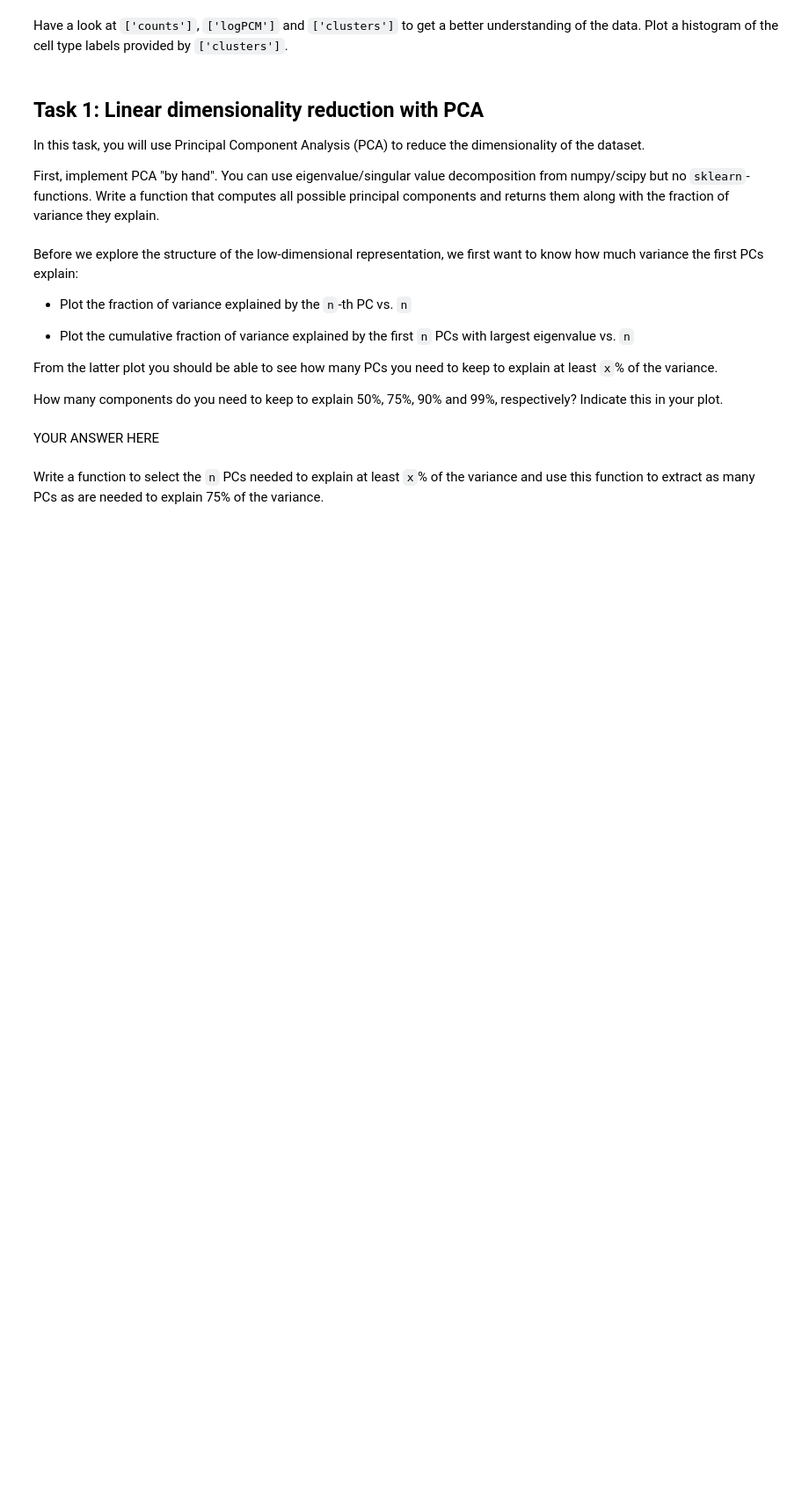
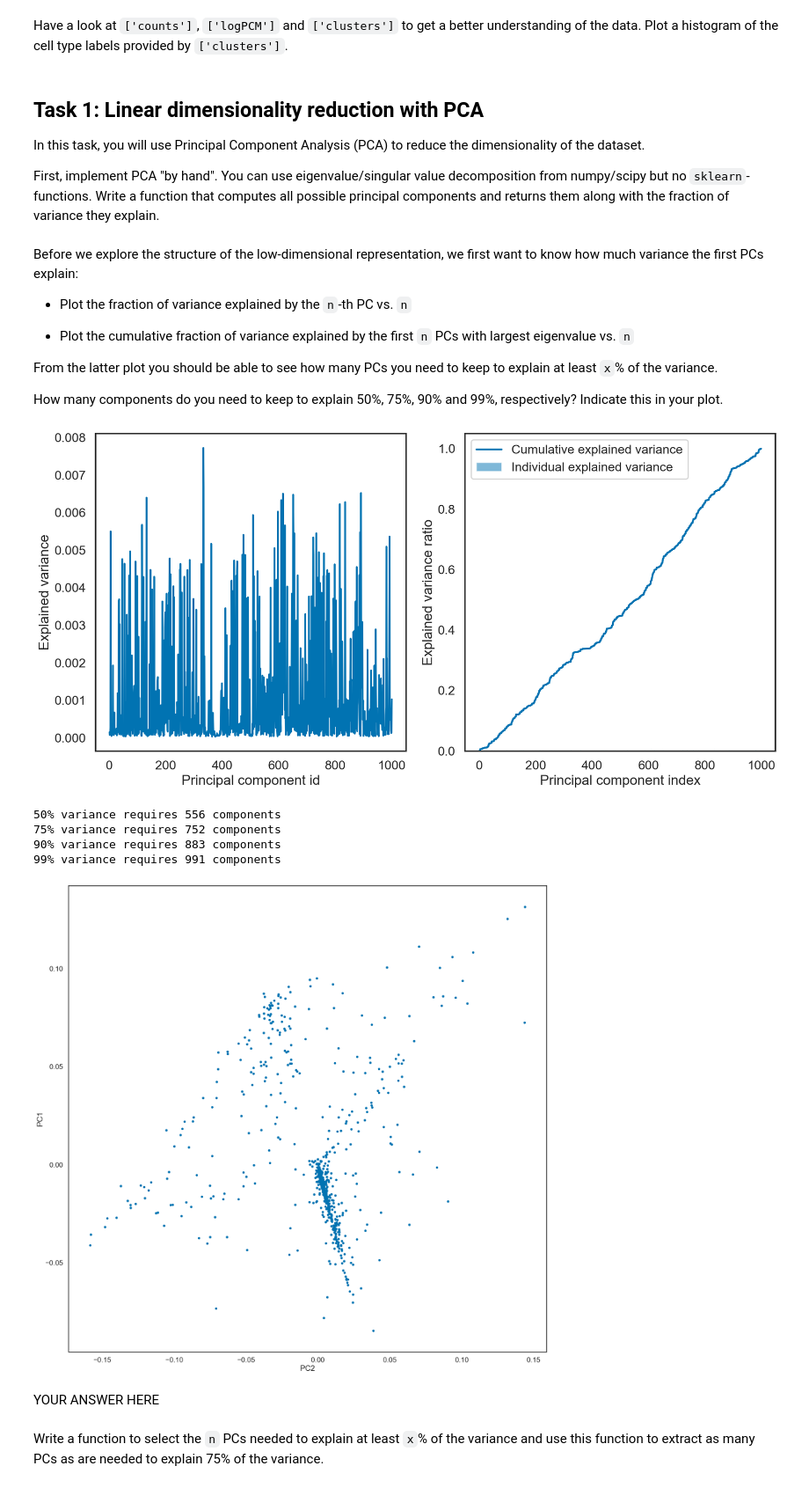
Before and after one commit to simonblaue/Master, a Jupyter notebook: Machine Learning/Practical_5/5_pca_tsne_[NAMES].ipynb, the cells around one changed output. Shown at 88% size. Cells and saved outputs as stored; diff of their text form; code cells hidden in the pictures; blank space fills up the shorter version.

```diff
--- a/Machine Learning/Practical_5/5_pca_tsne_[NAMES].ipynb
+++ b/Machine Learning/Practical_5/5_pca_tsne_[NAMES].ipynb
@@ -112,28 +110,61 @@ How many components do you need to keep to explain 50%, 75%, 90% and 99%, respec
 # %%
 n_PCs = len(var_expl)
 PC_ids = np.arange(1, n_PCs+1)
 
 plt.figure(figsize=(14, 7))
 
 plt.subplot(121)
 
 # Plot the variance explained of the n-th PC vs. n
 # ---------------- INSERT CODE ----------------------
 
-
+plt.plot(PC_ids, var_expl)
+plt.ylabel('Explained variance')
+plt.xlabel('Principal component id')
 
 # ---------------- END CODE -------------------------
 
 plt.subplot(122)
 
 # Plot the cumulative variance explained for the n PCs with highest variance explained vs. n
 # Indicate how many components you need to keep to explain 50%, 75%, 90% and 99% in the plot.
 
 # ---------------- INSERT CODE ----------------------
 
+cum_var_exp = np.cumsum(var_expl)
+plt.bar(range(n_PCs), var_expl, alpha=0.5, align='center', label='Individual explained variance')
+plt.step(range(0, len(cum_var_exp)), cum_var_exp, where='mid', label='Cumulative explained variance')
+plt.ylabel('Explained variance ratio')
+plt.xlabel('Principal component index')
+plt.legend(loc='best')
+plt.tight_layout()
+plt.show()
 
+def plot_pca(data):
+    var, PC = PCA_manual(data)
+    plt.plot(PC[:, 0], PC[:, 1], '.')
+    plt.ylabel('PC1')
+    plt.xlabel('PC2')
 
+plot_pca(tasic_1k['logCPM'])
+
+def neededPC(desired_variance):
+    for i, Dim in zip(cum_var_exp, PC_ids):
+        if i >= desired_variance:
+            return Dim
+
+print("50% variance requires {} components".format(neededPC(0.5)))
+print("75% variance requires {} components".format(neededPC(0.75)))
+print("90% variance requires {} components".format(neededPC(0.90)))
+print("99% variance requires {} components".format(neededPC(0.99)))
 # ---------------- END CODE -------------------------
+# %% [output]
+[figure, added]
+50% variance requires 556 components
+75% variance requires 752 components
+90% variance requires 883 components
+99% variance requires 991 components
+[figure, added]
 # %% [markdown]
 YOUR ANSWER HERE
 # %% [markdown]
```
Also changed, not shown: parts of 6 cells of this notebook.
